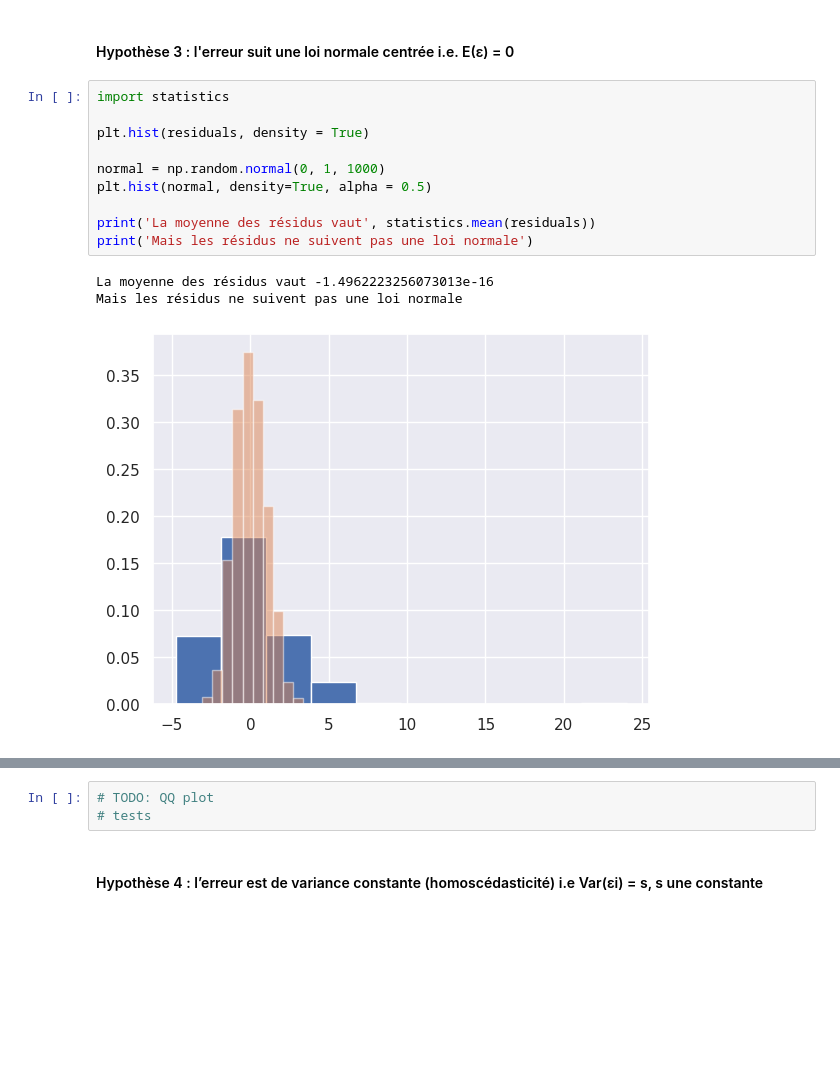
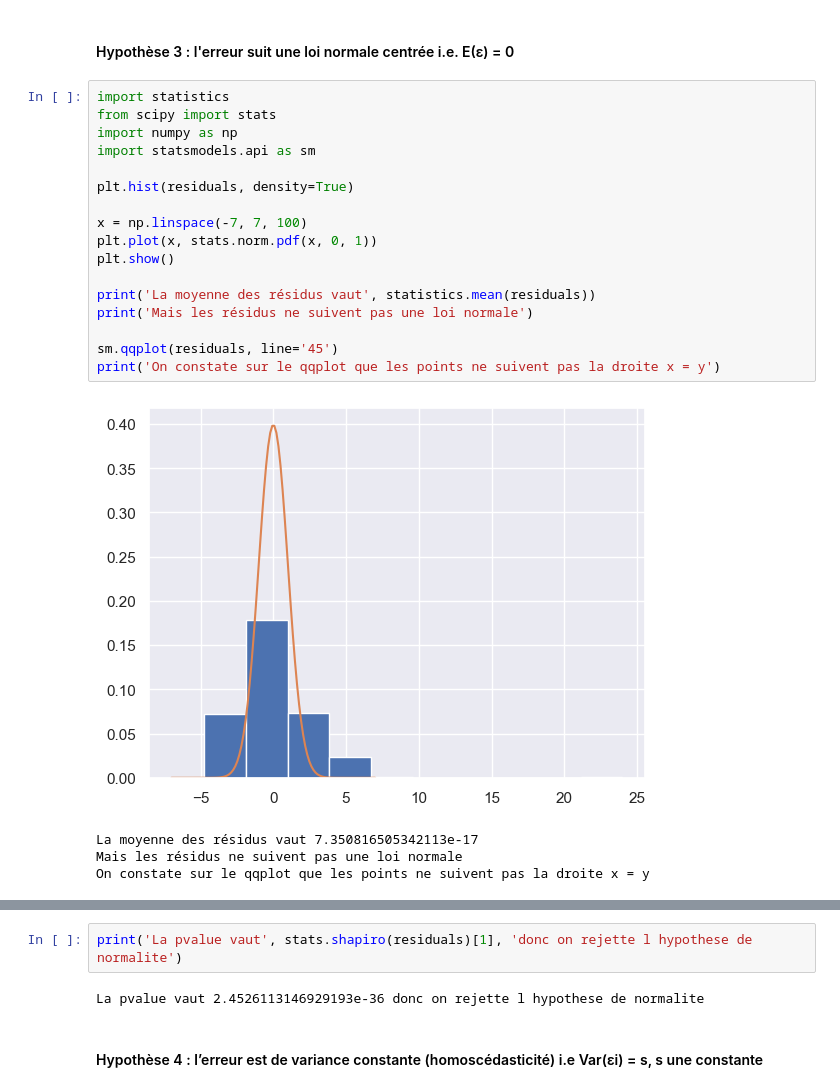
Before and after one commit to Ab2nour/customer-base-analysis, a Jupyter notebook: presentation.ipynb, the cells around one changed output, grey strips where cells are left out. Cells and saved outputs as stored; diff of their text form; blank space fills up the shorter version.

Commit message:
tests, qqplot et statsmodel

```diff
--- a/presentation.ipynb
+++ b/presentation.ipynb
@@ -816,15 +816,23 @@ Le coefficient de corrélation entre les résidus et les valeurs prédites vaut
 #### Hypothèse 3 : l'erreur suit une loi normale centrée i.e. E(ε) = 0
 # %%
 import statistics
+from scipy import stats
+import numpy as np
+import statsmodels.api as sm
 
-plt.hist(residuals, density = True)
+plt.hist(residuals, density=True)
 
-normal = np.random.normal(0, 1, 1000)
-plt.hist(normal, density=True, alpha = 0.5)
+x = np.linspace(-7, 7, 100)
+plt.plot(x, stats.norm.pdf(x, 0, 1))
+plt.show()
 
 print('La moyenne des résidus vaut', statistics.mean(residuals))
 print('Mais les résidus ne suivent pas une loi normale')
+
+sm.qqplot(residuals, line='45')
+print('On constate sur le qqplot que les points ne suivent pas la droite x = y')
 # %% [output]
+[figure, new version]
-La moyenne des résidus vaut -1.4962223256073013e-16
+La moyenne des résidus vaut 7.350816505342113e-17
 Mais les résidus ne suivent pas une loi normale
+On constate sur le qqplot que les points ne suivent pas la droite x = y
-[figure, old version]
@@ -831,6 +840,7 @@ Mais les résidus ne suivent pas une loi normale
-# %%
-# TODO: QQ plot
-# tests
+# %%
+print('La pvalue vaut', stats.shapiro(residuals)[1], 'donc on rejette l hypothese de normalite')
+# %% [output]
+La pvalue vaut 2.4526113146929193e-36 donc on rejette l hypothese de normalite
 # %% [markdown]
 #### Hypothèse 4 : l’erreur est de variance constante (homoscédasticité) i.e Var(εi) = s, s une constante
 # %%
```
Also changed, not shown: parts of 54 cells of this notebook.
